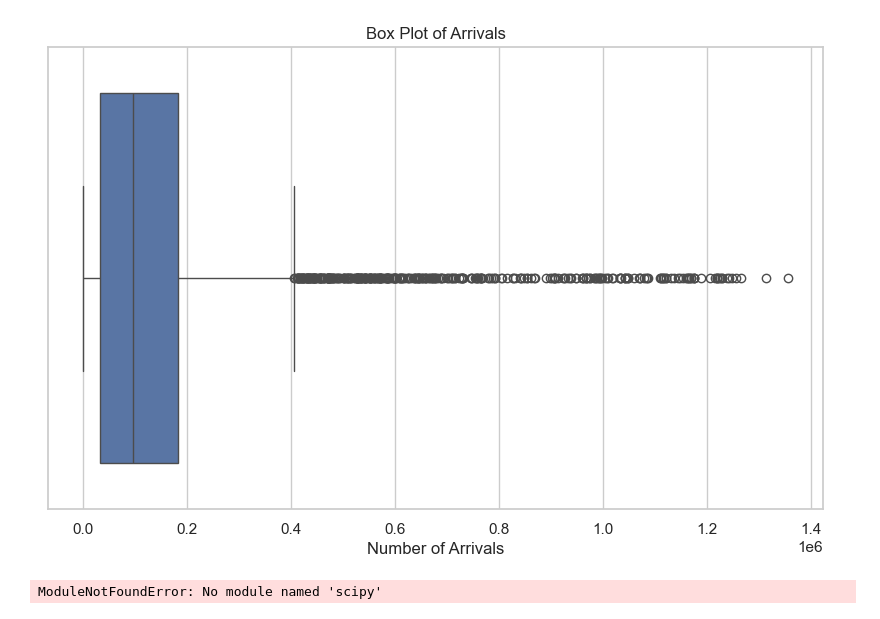
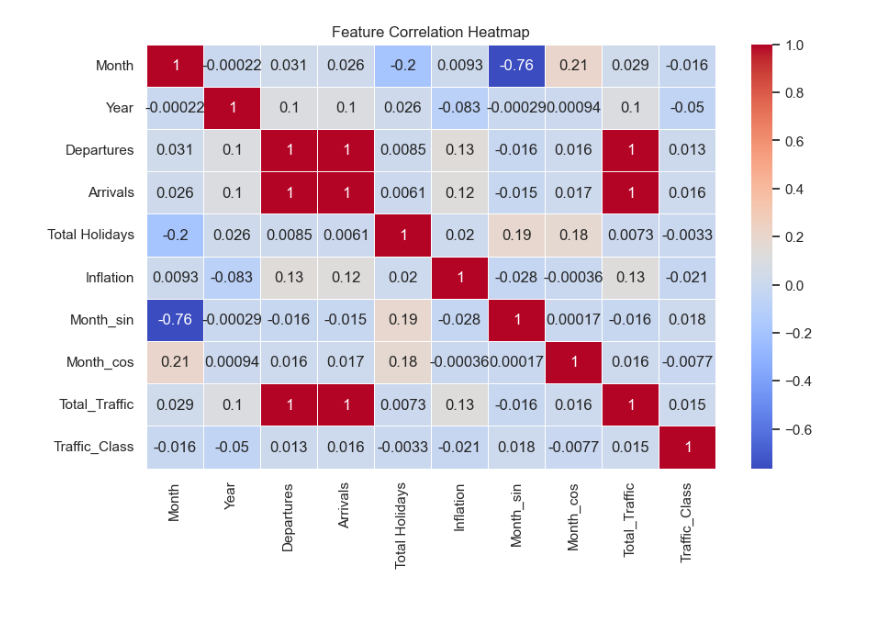
Before and after one commit to vianiecetan/traveltrends, a Jupyter notebook: EDA/data_visualization.ipynb, the cells around one changed output. Saved outputs shown, nothing was run; the diff lists cells and outputs as text; code cells hidden in the pictures.

```diff
--- a/EDA/data_visualization.ipynb
+++ b/EDA/data_visualization.ipynb
@@ -23,21 +30,8 @@ plt.show()
-# %%
-# Box Plot for Arrivals
-plt.figure(figsize=(10, 6))
-sns.boxplot(x=df['Arrivals'])
-plt.title('Box Plot of Arrivals')
-plt.xlabel('Number of Arrivals')
-plt.show()
-# %% [output]
-[figure, removed]
 # %%
-# Heatmap of Correlations
-spearman_corr = df.corr(method='spearman')
-kendall_corr = df.corr(method='kendall')
-
-
+#Corelation heat map between all features
 plt.figure(figsize=(10, 6))
-sns.heatmap(spearman_corr, annot=True, cmap="coolwarm", linewidths=0.5, fmt=".2f")
-plt.title("Spearman Correlation Heatmap")
+sns.heatmap(df.corr(), annot=True, cmap="coolwarm", linewidths=0.5)
+plt.title("Feature Correlation Heatmap")
 plt.show()
 # %% [output]
-ModuleNotFoundError: No module named 'scipy'
+[figure, added]
```
Also changed, not shown: parts of 9 cells of this notebook, 5 other files.
